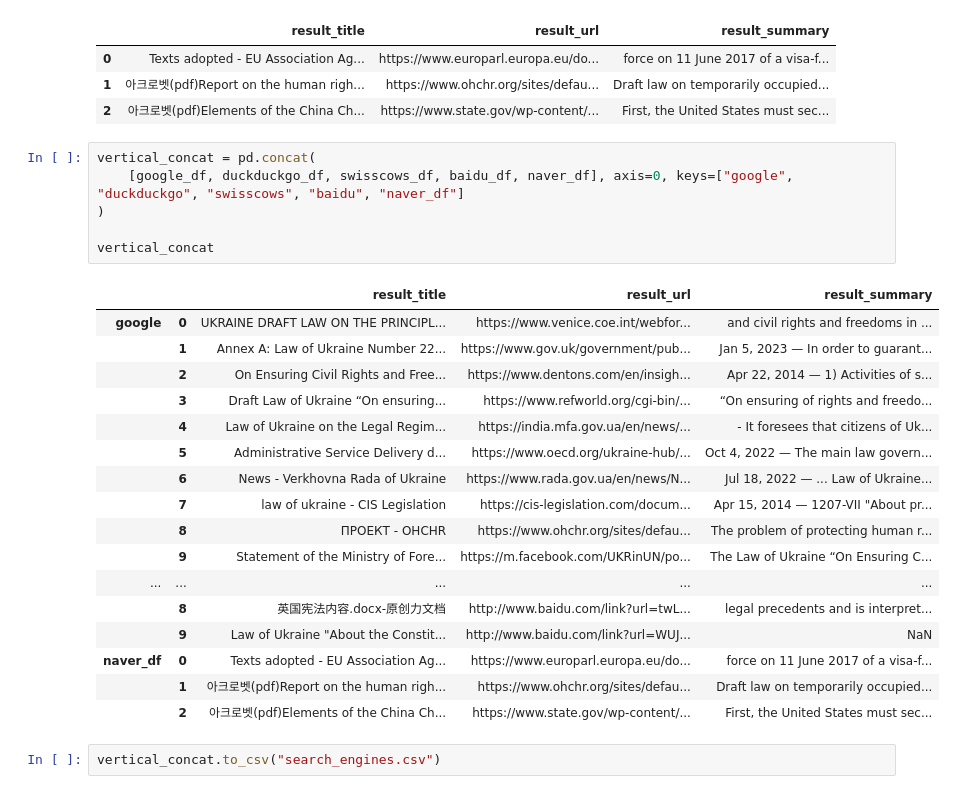
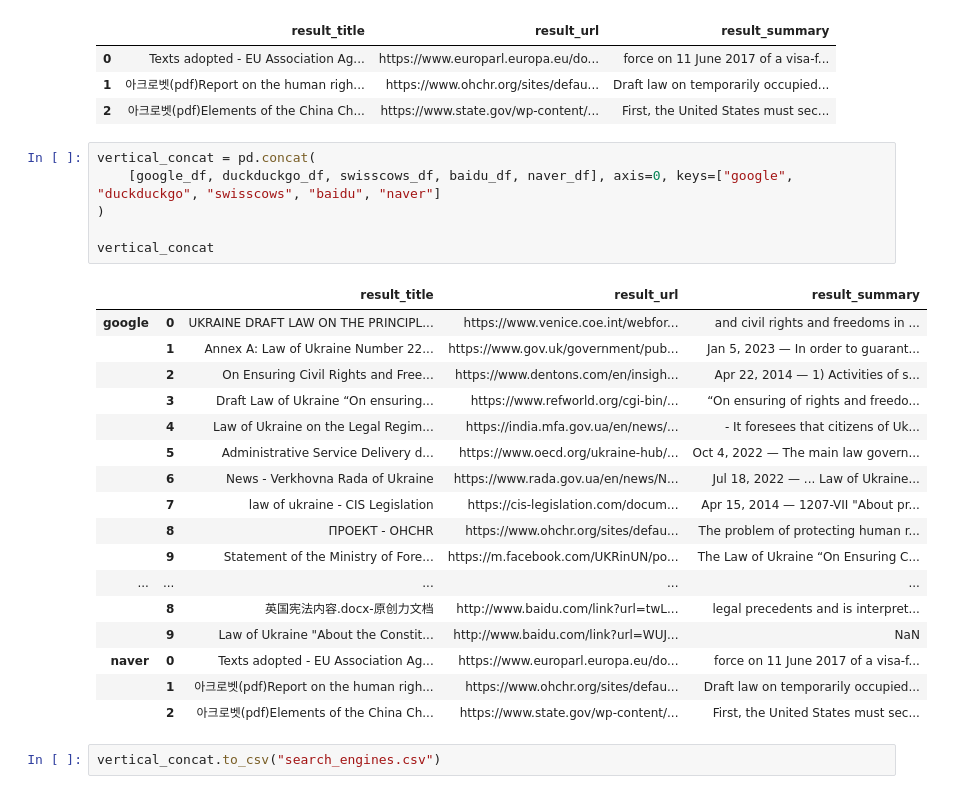
Before and after one commit to viktor-shevchuk-dev/information-modeling-and-management, a Jupyter notebook: index.ipynb, the cells around one changed output. Drawn from its saved outputs; the diff is of its cells as text.

Commit message:
changed name for naver

```diff
--- a/index.ipynb
+++ b/index.ipynb
@@ -72,26 +72,26 @@ naver_df
 | 2 | 아크로벳(pdf)Elements of the China Ch... | https://www.state.gov/wp-content/... | First, the United States must sec... |
 # %%
 vertical_concat = pd.concat(
-    [google_df, duckduckgo_df, swisscows_df, baidu_df, naver_df], axis=0, keys=["google", "duckduckgo", "swisscows", "baidu", "naver_df"]
+    [google_df, duckduckgo_df, swisscows_df, baidu_df, naver_df], axis=0, keys=["google", "duckduckgo", "swisscows", "baidu", "naver"]
 )
 
 vertical_concat
 # %% [output]
 |  |  | result_title | result_url | result_summary |
 | google | 0 | UKRAINE DRAFT LAW ON THE PRINCIPL... | https://www.venice.coe.int/webfor... | and civil rights and freedoms in ... |
 |  | 1 | Annex A: Law of Ukraine Number 22... | https://www.gov.uk/government/pub... | Jan 5, 2023 — In order to guarant... |
 |  | 2 | On Ensuring Civil Rights and Free... | https://www.dentons.com/en/insigh... | Apr 22, 2014 — 1) Activities of s... |
 |  | 3 | Draft Law of Ukraine “On ensuring... | https://www.refworld.org/cgi-bin/... | “On ensuring of rights and freedo... |
 |  | 4 | Law of Ukraine on the Legal Regim... | https://india.mfa.gov.ua/en/news/... | - It foresees that citizens of Uk... |
 |  | 5 | Administrative Service Delivery d... | https://www.oecd.org/ukraine-hub/... | Oct 4, 2022 — The main law govern... |
 |  | 6 | News - Verkhovna Rada of Ukraine | https://www.rada.gov.ua/en/news/N... | Jul 18, 2022 — ... Law of Ukraine... |
 |  | 7 | law of ukraine - CIS Legislation | https://cis-legislation.com/docum... | Apr 15, 2014 — 1207-VII "About pr... |
 |  | 8 | ПРОЕКТ - OHCHR | https://www.ohchr.org/sites/defau... | The problem of protecting human r... |
 |  | 9 | Statement of the Ministry of Fore... | https://m.facebook.com/UKRinUN/po... | The Law of Ukraine “On Ensuring C... |
 | ... | ... | ... | ... | ... |
 |  | 8 | 英国宪法内容.docx-原创力文档 | http://www.baidu.com/link?url=twL... | legal precedents and is interpret... |
 |  | 9 | Law of Ukraine "About the Constit... | http://www.baidu.com/link?url=WUJ... | NaN |
-| naver_df | 0 | Texts adopted - EU Association Ag... | https://www.europarl.europa.eu/do... | force on 11 June 2017 of a visa-f... |
+| naver | 0 | Texts adopted - EU Association Ag... | https://www.europarl.europa.eu/do... | force on 11 June 2017 of a visa-f... |
 |  | 1 | 아크로벳(pdf)Report on the human righ... | https://www.ohchr.org/sites/defau... | Draft law on temporarily occupied... |
 |  | 2 | 아크로벳(pdf)Elements of the China Ch... | https://www.state.gov/wp-content/... | First, the United States must sec... |
 # %%
```
Also changed, not shown: 1 other file.
